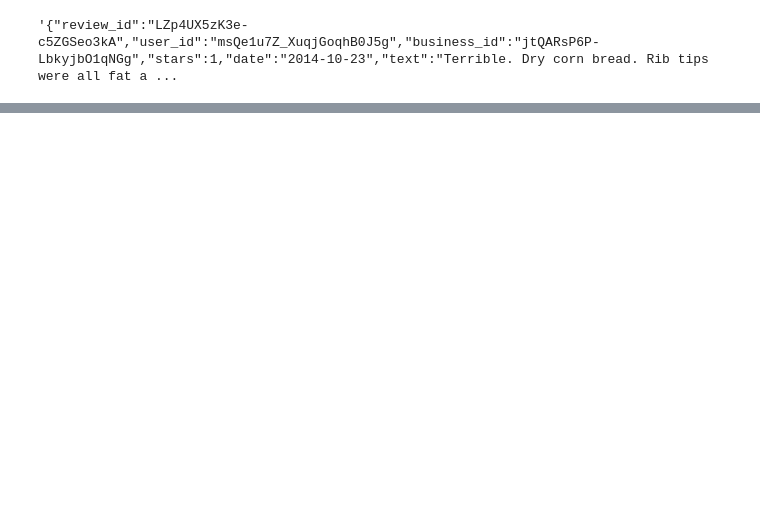
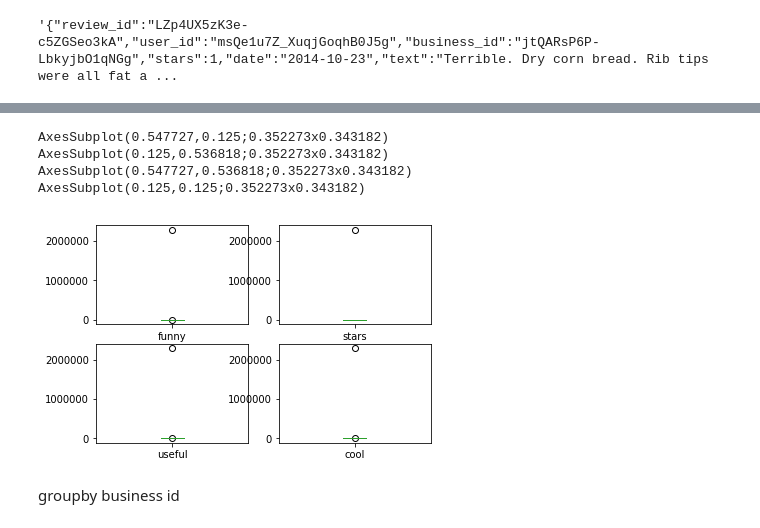
Before and after one commit to ChengdaoYang/Data_Analytics_003, a Jupyter notebook: review_to_df.ipynb, the cells around one changed output, grey strips where cells are left out. Cells and saved outputs as stored; diff of their text form; code cells hidden in the pictures; blank space fills up the shorter version.

```diff
--- a/review_to_df.ipynb
+++ b/review_to_df.ipynb
@@ -5,0 +12,6 @@ import json
+# %%
+# import filtered business_id as dataframe from pickle
+with open('data/yelp-dataset/df_business.pickle', 'rb') as fp:
+    df_business_id = pickle.load(fp)
+print(df_business_id.name)
+df_business_id.shape
@@ -33,0 +28,12 @@ df_review.size
+# %%
+list_ = []
+for i_line in json_review:
+    list_.append(json.loads(i_line))
+
+print(len(list_))
+df_review = pd.DataFrame(list_)
+print('before fileter', df_review.shape)
+print('no NaN, as show in isna():', df_review.isna().sum())
+df_review = df_review[df_review['business_id'].isin(df_business_id)]
+print('after filter', df_review.shape)
+df_review.head()
@@ -37,0 +95,3 @@ df_review.text.iloc[0]
+# %%
+df_rating = df_review.drop(labels=['text'],axis=1)
+df_rating.head(3)
@@ -37,0 +115,16 @@ df_review.text.iloc[0]
+# %%
+fig, axes = plt.subplots(nrows=2, ncols=2)
+for i in range(1,5):
+    axis_ = axes[int(i/2)-1, i%2]
+    print(axis_)
+#     ax = axes[0,0]
+#     ax
+    df_rating.describe().iloc[:,i-1].plot(kind='box',ax=axis_)
+# %% [output]
+AxesSubplot(0.547727,0.125;0.352273x0.343182)
+AxesSubplot(0.125,0.536818;0.352273x0.343182)
+AxesSubplot(0.547727,0.536818;0.352273x0.343182)
+AxesSubplot(0.125,0.125;0.352273x0.343182)
+[figure, added]
+# %% [markdown]
+groupby business id
```
Also changed, not shown: parts of 28 cells of this notebook, 3 other files.
